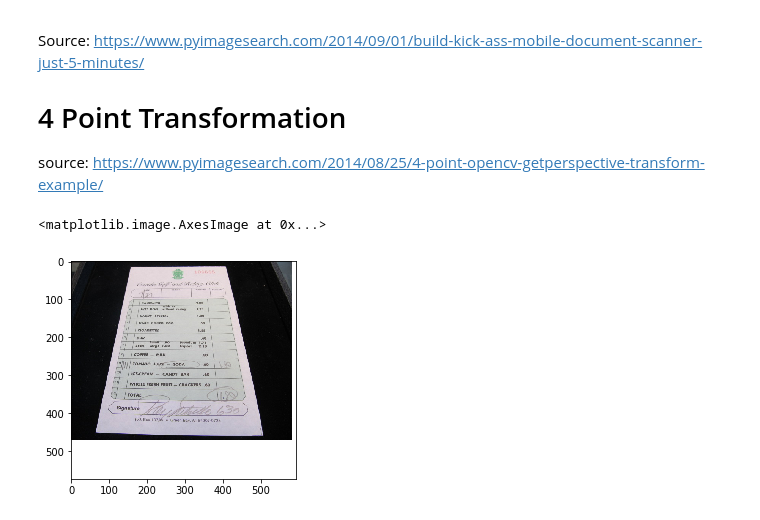
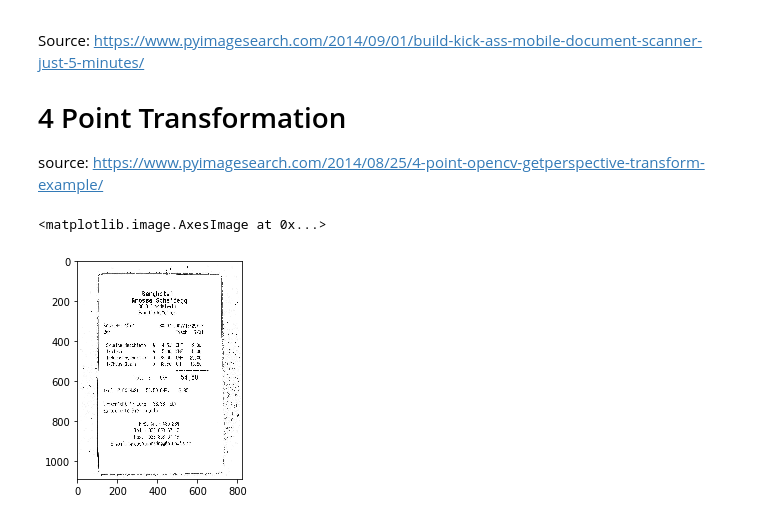
Before and after one commit to sravyaysk/vitaFlow, a Jupyter notebook: vitaflow/annotate_server/notebooks/document_scanner.ipynb, the cells around one changed output. Drawn from its saved outputs; the diff is of its cells as text; code cells hidden in the pictures.

```diff
--- a/vitaflow/annotate_server/notebooks/document_scanner.ipynb
+++ b/vitaflow/annotate_server/notebooks/document_scanner.ipynb
@@ -80,9 +80,9 @@ import argparse
 import cv2
 import imutils
 # %%
-img = plt.imread('/Users/sampathm/Desktop/sample.jpeg')
+img = plt.imread('out_sample.jpg')
 
-plt.imshow(img)
+plt.imshow(img, 'gray')
 # %% [output]
 <matplotlib.image.AxesImage at 0x...>
-[figure, old version]
+[figure, new version]
```
Also changed, not shown: parts of 9 cells of this notebook, 3 other files.
